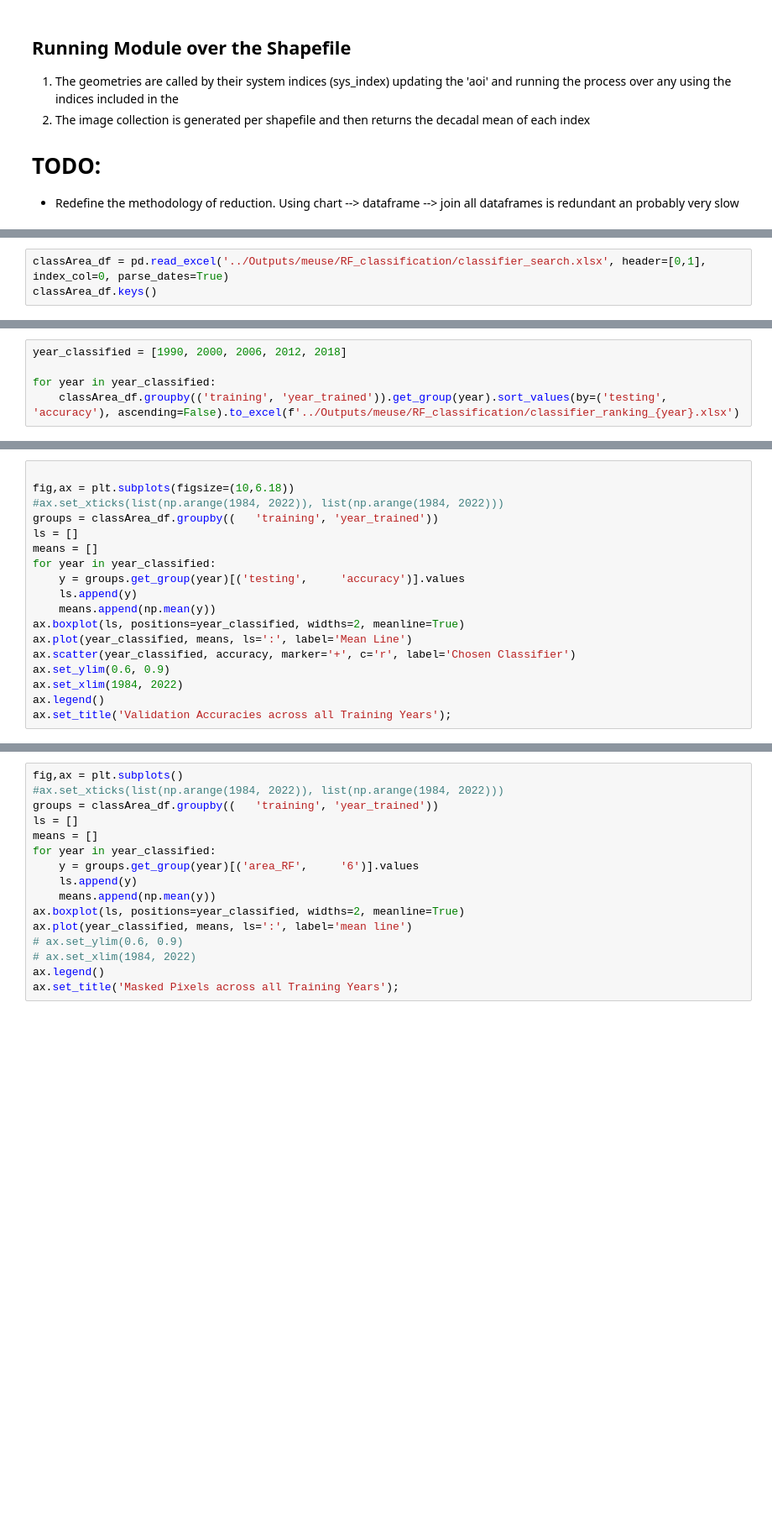
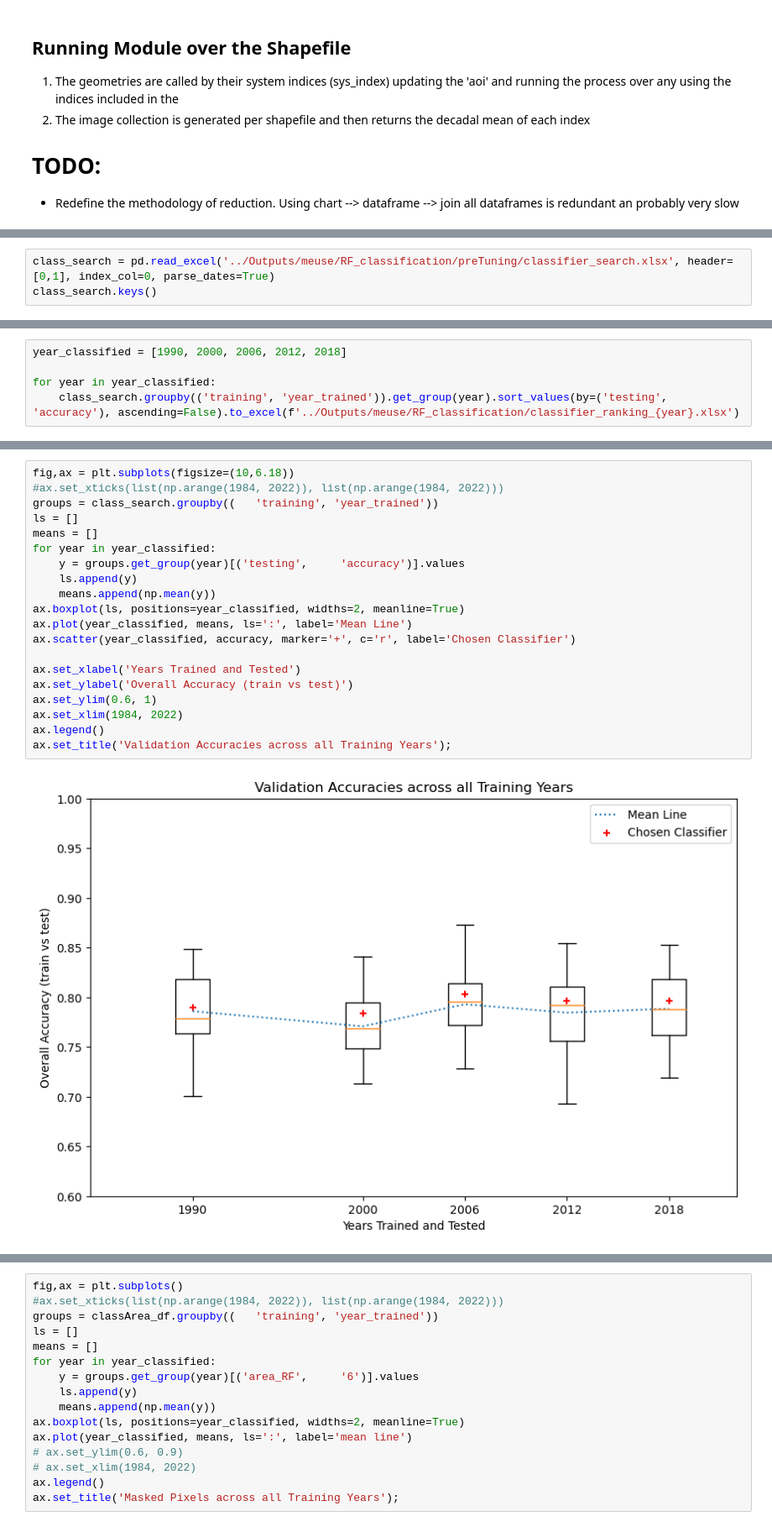
Before and after one commit to manrahan/MOH_MSc_Thesis, a Jupyter notebook: 1.1.1 EE_Meuse.ipynb, the cells around one changed output, grey strips where cells are left out. Shown: that part at 84% size. Cells and saved outputs as stored; diff of their text form; blank space fills up the shorter version.

```diff
--- a/1.1.1 EE_Meuse.ipynb
+++ b/1.1.1 EE_Meuse.ipynb
@@ -864,3 +877,3 @@ df = image_band_percentile_95(ee.ImageCollection(annual_med_calc), 10000)
 # %%
-classArea_df = pd.read_excel('../Outputs/meuse/RF_classification/classifier_search.xlsx', header=[0,1], index_col=0, parse_dates=True)
-classArea_df.keys()
+class_search = pd.read_excel('../Outputs/meuse/RF_classification/preTuning/classifier_search.xlsx', header=[0,1], index_col=0, parse_dates=True)
+class_search.keys()
@@ -868,7 +900,7 @@ classArea_df.keys()
 year_classified = [1990, 2000, 2006, 2012, 2018]
 
 for year in year_classified:
-    classArea_df.groupby(('training', 'year_trained')).get_group(year).sort_values(by=('testing', 'accuracy'), ascending=False).to_excel(f'../Outputs/meuse/RF_classification/classifier_ranking_{year}.xlsx')
+    class_search.groupby(('training', 'year_trained')).get_group(year).sort_values(by=('testing', 'accuracy'), ascending=False).to_excel(f'../Outputs/meuse/RF_classification/classifier_ranking_{year}.xlsx')
 # %%
 catchment = ['Chooz', 'Chooz', 'Chooz', 'treignes', 'Chooz']
 accuracy = [0.789369, 0.783634, 0.803112, 0.796622, 0.796321]
@@ -877,18 +917,22 @@ group
 # %%
-
 fig,ax = plt.subplots(figsize=(10,6.18))
 #ax.set_xticks(list(np.arange(1984, 2022)), list(np.arange(1984, 2022)))
-groups = classArea_df.groupby((   'training', 'year_trained'))
+groups = class_search.groupby((   'training', 'year_trained'))
 ls = []
 means = []
 for year in year_classified:
     y = groups.get_group(year)[('testing',     'accuracy')].values
     ls.append(y)
     means.append(np.mean(y))
 ax.boxplot(ls, positions=year_classified, widths=2, meanline=True)
 ax.plot(year_classified, means, ls=':', label='Mean Line')
 ax.scatter(year_classified, accuracy, marker='+', c='r', label='Chosen Classifier')
-ax.set_ylim(0.6, 0.9)
+
+ax.set_xlabel('Years Trained and Tested')
+ax.set_ylabel('Overall Accuracy (train vs test)')
+ax.set_ylim(0.6, 1)
 ax.set_xlim(1984, 2022)
 ax.legend()
 ax.set_title('Validation Accuracies across all Training Years');
+# %% [output]
+[figure, added]
```
Also changed, not shown: parts of 46 cells of this notebook, 4 other files.
